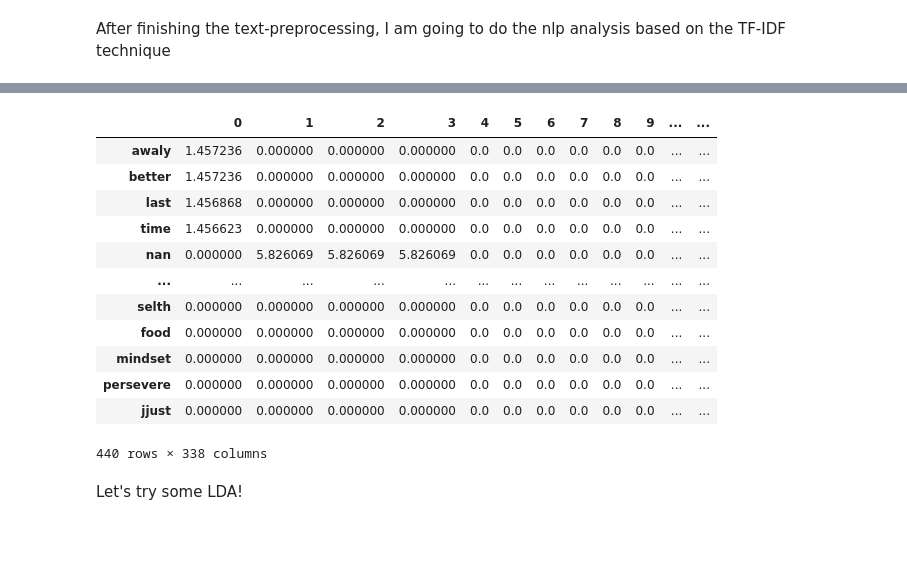
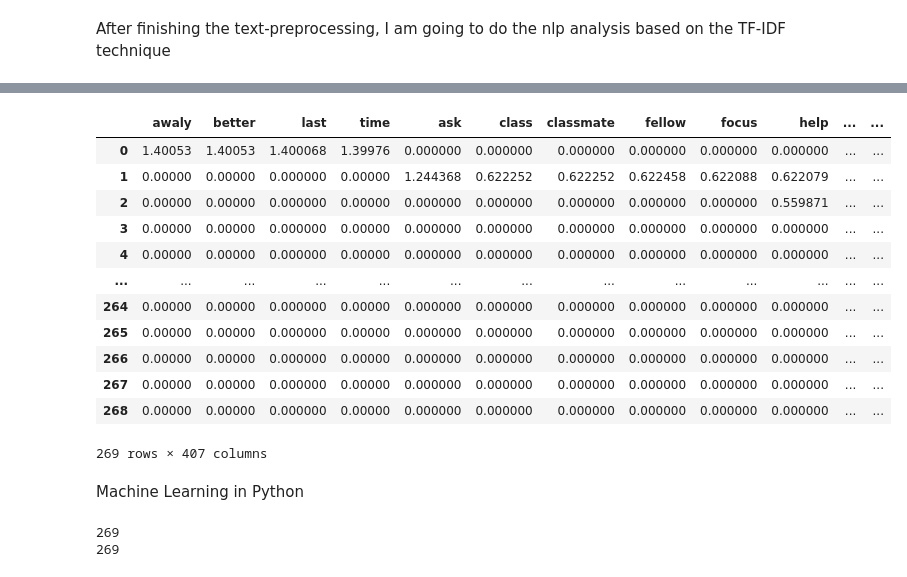
Before and after one commit to YBao7/NLP_Project, a Jupyter notebook: NLP_text_TF-IDF.ipynb, the cells around one changed output, grey strips where cells are left out. Cells and saved outputs as stored; diff of their text form; code cells hidden in the pictures; blank space fills up the shorter version.

```diff
--- a/NLP_text_TF-IDF.ipynb
+++ b/NLP_text_TF-IDF.ipynb
@@ -352,0 +372,22 @@ filtered_docs[:30]
+# %%
+# Initialize the lemmatizer and stopwords
+lemmatizer = WordNetLemmatizer()
+stop_words = set(stopwords.words("english"))
+
+# Tokenize and lemmatize the documents
+tokenized_docs = [
+    [lemmatizer.lemmatize(word.lower()) for word in gensim.utils.tokenize(doc)
+     if word.lower() not in stop_words and word.isalpha()]
+    for doc in text_df_3.input
+    if len([word for word in gensim.utils.tokenize(doc) if word.lower() not in stop_words and word.isalpha()]) > 0
+]
+
+# Create filtered_docs: Only keep non-empty documents
+filtered_docs = [doc for doc in tokenized_docs if len(doc) > 0]
+
+# Filter text_df_3 to remove rows that correspond to empty tokenized documents
+# Ensure that text_df_3_filtered matches filtered_docs in length
+text_df_3_filtered = text_df_3.iloc[:len(filtered_docs)].reset_index(drop=True)
+
+print(f"Length of filtered_docs: {len(filtered_docs)}")
+print(f"Length of text_df_3_filtered: {len(text_df_3_filtered)}")
@@ -476,24 +537,30 @@ tf_df
 # %%
 #Calculate the TF-IDF score
 
 tfidf_df = tf_df.copy().multiply(idf, axis='columns')
 # make copy of tf_df that is tf/idf
 
 # Transpose it for readability
-tfidf_df.T
+tfidf_df
 # %% [output]
-|  | 0 | 1 | 2 | 3 | 4 | 5 | 6 | 7 | 8 | 9 | ... | ... |
-| awaly | 1.457236 | 0.000000 | 0.000000 | 0.000000 | 0.0 | 0.0 | 0.0 | 0.0 | 0.0 | 0.0 | ... | ... |
-| better | 1.457236 | 0.000000 | 0.000000 | 0.000000 | 0.0 | 0.0 | 0.0 | 0.0 | 0.0 | 0.0 | ... | ... |
-| last | 1.456868 | 0.000000 | 0.000000 | 0.000000 | 0.0 | 0.0 | 0.0 | 0.0 | 0.0 | 0.0 | ... | ... |
-| time | 1.456623 | 0.000000 | 0.000000 | 0.000000 | 0.0 | 0.0 | 0.0 | 0.0 | 0.0 | 0.0 | ... | ... |
-| nan | 0.000000 | 5.826069 | 5.826069 | 5.826069 | 0.0 | 0.0 | 0.0 | 0.0 | 0.0 | 0.0 | ... | ... |
+|  | awaly | better | last | time | ask | class | classmate | fellow | focus | help | ... | ... |
+| 0 | 1.40053 | 1.40053 | 1.400068 | 1.39976 | 0.000000 | 0.000000 | 0.000000 | 0.000000 | 0.000000 | 0.000000 | ... | ... |
+| 1 | 0.00000 | 0.00000 | 0.000000 | 0.00000 | 1.244368 | 0.622252 | 0.622252 | 0.622458 | 0.622088 | 0.622079 | ... | ... |
+| 2 | 0.00000 | 0.00000 | 0.000000 | 0.00000 | 0.000000 | 0.000000 | 0.000000 | 0.000000 | 0.000000 | 0.559871 | ... | ... |
+| 3 | 0.00000 | 0.00000 | 0.000000 | 0.00000 | 0.000000 | 0.000000 | 0.000000 | 0.000000 | 0.000000 | 0.000000 | ... | ... |
+| 4 | 0.00000 | 0.00000 | 0.000000 | 0.00000 | 0.000000 | 0.000000 | 0.000000 | 0.000000 | 0.000000 | 0.000000 | ... | ... |
 | ... | ... | ... | ... | ... | ... | ... | ... | ... | ... | ... | ... | ... |
-| selth | 0.000000 | 0.000000 | 0.000000 | 0.000000 | 0.0 | 0.0 | 0.0 | 0.0 | 0.0 | 0.0 | ... | ... |
-| food | 0.000000 | 0.000000 | 0.000000 | 0.000000 | 0.0 | 0.0 | 0.0 | 0.0 | 0.0 | 0.0 | ... | ... |
-| mindset | 0.000000 | 0.000000 | 0.000000 | 0.000000 | 0.0 | 0.0 | 0.0 | 0.0 | 0.0 | 0.0 | ... | ... |
-| persevere | 0.000000 | 0.000000 | 0.000000 | 0.000000 | 0.0 | 0.0 | 0.0 | 0.0 | 0.0 | 0.0 | ... | ... |
-| jjust | 0.000000 | 0.000000 | 0.000000 | 0.000000 | 0.0 | 0.0 | 0.0 | 0.0 | 0.0 | 0.0 | ... | ... |
+| 264 | 0.00000 | 0.00000 | 0.000000 | 0.00000 | 0.000000 | 0.000000 | 0.000000 | 0.000000 | 0.000000 | 0.000000 | ... | ... |
+| 265 | 0.00000 | 0.00000 | 0.000000 | 0.00000 | 0.000000 | 0.000000 | 0.000000 | 0.000000 | 0.000000 | 0.000000 | ... | ... |
+| 266 | 0.00000 | 0.00000 | 0.000000 | 0.00000 | 0.000000 | 0.000000 | 0.000000 | 0.000000 | 0.000000 | 0.000000 | ... | ... |
+| 267 | 0.00000 | 0.00000 | 0.000000 | 0.00000 | 0.000000 | 0.000000 | 0.000000 | 0.000000 | 0.000000 | 0.000000 | ... | ... |
+| 268 | 0.00000 | 0.00000 | 0.000000 | 0.00000 | 0.000000 | 0.000000 | 0.000000 | 0.000000 | 0.000000 | 0.000000 | ... | ... |
-440 rows × 338 columns
+269 rows × 407 columns
 # %% [markdown]
-Let's try some LDA!
+Machine Learning in Python
+# %%
+print(len(tfidf_df))  # Check number of rows in tfidf_df
+print(len(text_df_3_filtered))  # Check number of rows in text_df_3
+# %% [output]
+269
+269
```
Also changed, not shown: parts of 19 cells of this notebook.
